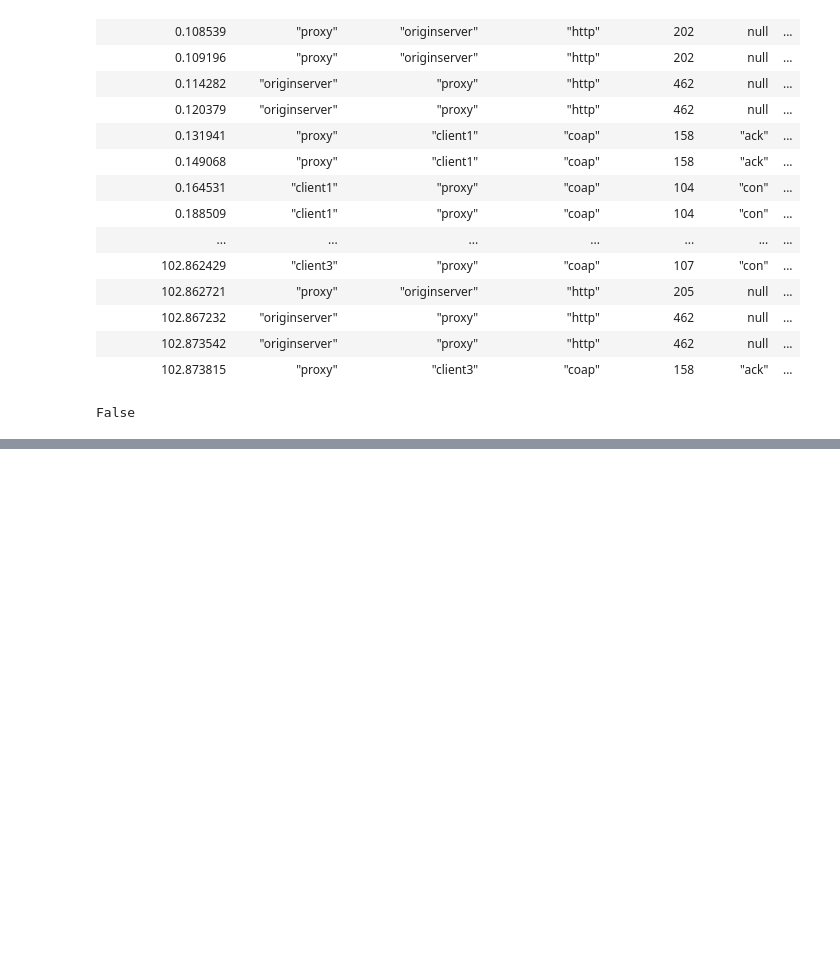
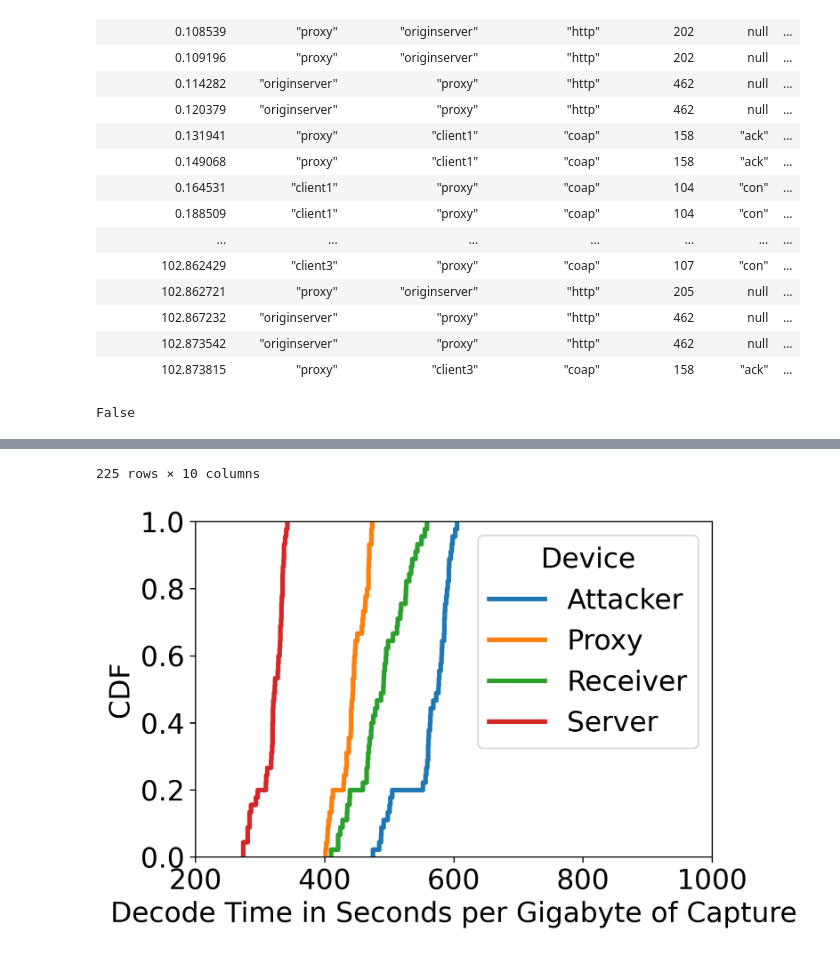
Before and after one commit to amirfarhat/dos-californium, a Jupyter notebook: notebooks/polars_multi_send_to_db_play.ipynb, the cells around one changed output, grey strips where cells are left out. Drawn from its saved outputs; the diff is of its cells as text; code cells hidden in the pictures; blank space fills up the shorter version.

```diff
--- a/notebooks/polars_multi_send_to_db_play.ipynb
+++ b/notebooks/polars_multi_send_to_db_play.ipynb
@@ -394,0 +467,12 @@ False
+# %%
+%%time
+
+import polars as pl
+
+F = "/home/ubuntu/dos-californium/deter/expdata/real/final/gigabit_attack_50sec_with_tcpdump/*/gigabit_attack_50sec_with_tcpdump.parquet"
+N = 25
+dfs = list()
+for i in range(N):
+  dfs.append(pl.scan_parquet(F))
+df = pl.concat(dfs).collect()
+df
@@ -394,0 +963,39 @@ False
+# %%
+d = list()
+with open("/home/ubuntu/dos-californium/gigabit_dump_sizes.txt", "r") as f:
+  for L in f:
+    parts = L.split()
+    size_bytes = int(parts[0])
+    dump_path = parts[1].replace("./", "")
+    path_parts = dump_path.split("/")
+    exp_id = path_parts[0]
+    trial = int(path_parts[1])
+    capture = path_parts[2].replace("client1", "client").replace("_dump.pcap", "").title()
+
+    d.append({
+      "size_bytes": size_bytes,
+      "exp_id": exp_id,
+      "trial": trial,
+      "capture": capture,
+    })
+
+sdf = pd.DataFrame.from_records(d)
+sdf = sdf.merge(df, on=["exp_id", "capture"])
+sdf["megabytes_size"] = (1e-6 * sdf["size_bytes"])
+sdf["decode_msec_per_capture_megabyte"] = (1e3 * sdf["time"]) / (1e-6 * sdf["size_bytes"])
+sdf["decode_sec_per_capture_gigabyte"] = (1e0 * sdf["time"]) / (1e-9 * sdf["size_bytes"])
+
+ax = sns.ecdfplot(
+  data=sdf[sdf["capture"] != "Client"],
+  x="decode_sec_per_capture_gigabyte",
+  hue="capture",
+)
+
+ax.set_xlim([200, 1_000])
+# ax.set_xticks(list(range(200, 1_100 + 1, 50)), rot=45)
+ax.set_ylabel("CDF")
+ax.set_xlabel("Decode Time in Seconds per Gigabyte of Capture")
+ax.get_legend().set_title("Device")
+
+sdf
+# %% [output]
@@ -394,0 +1014,2 @@ False
+225 rows × 10 columns
+[figure, added]
```
Also changed, not shown: parts of 18 cells of this notebook, 14 other files.
